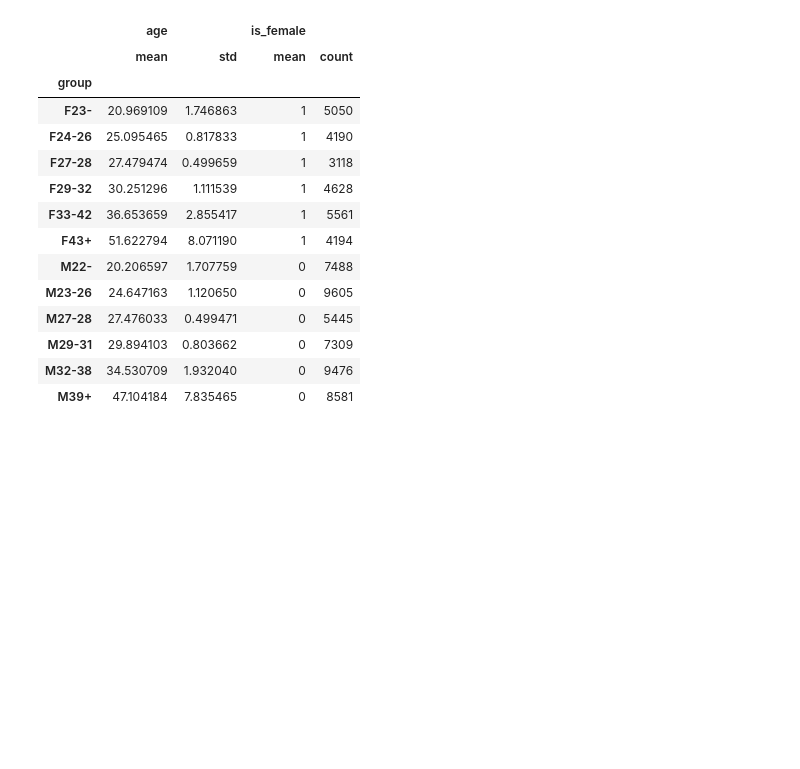
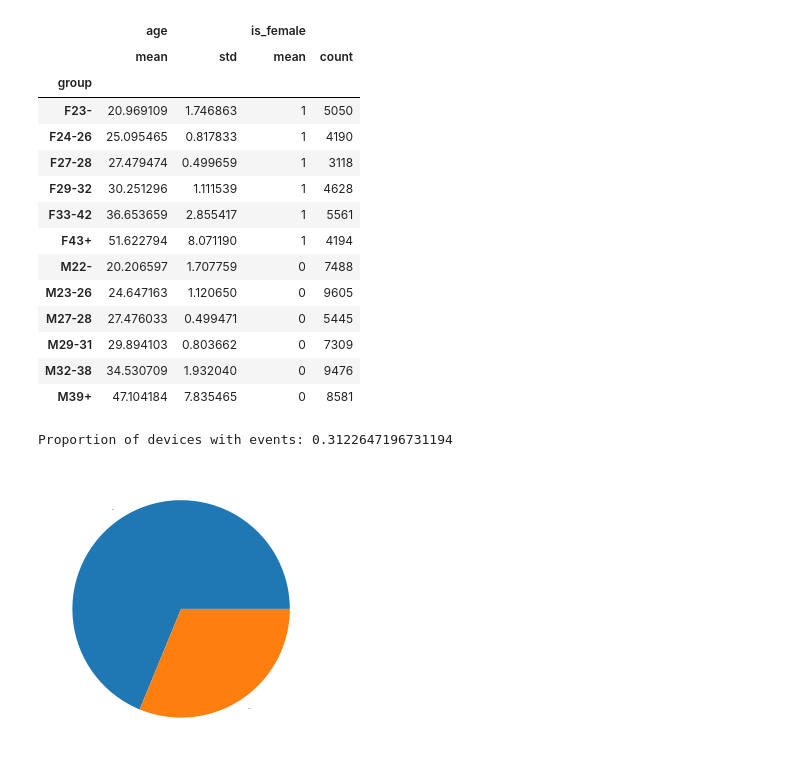
Before and after one commit to chechir/talking_data, a Jupyter notebook: kaggle_days/visualizations.ipynb, the cells around one changed output. Drawn from its saved outputs; the diff is of its cells as text; code cells hidden in the pictures; blank space fills up the shorter version.

```diff
--- a/kaggle_days/visualizations.ipynb
+++ b/kaggle_days/visualizations.ipynb
@@ -35,6 +37,15 @@ df_train.groupby('group').agg({"age": ["mean", "std"], "is_female": ["mean", "co
 | M29-31 | 29.894103 | 0.803662 | 0 | 7309 |
 | M32-38 | 34.530709 | 1.932040 | 0 | 9476 |
 | M39+ | 47.104184 | 7.835465 | 0 | 8581 |
+# %%
+fig, ax = plt.subplots(1, 1, figsize=(5, 5))
+df_train['has_events'].value_counts().plot.pie(ax=ax, legend=False, fontsize=0, table=False)
+plt.axis('off')
+
+print('Proportion of devices with events: {}'.format(df_train['has_events'].mean()))
+# %% [output]
+Proportion of devices with events: 0.3122647196731194
+[figure, added]
 # %%
 fig, ax = plt.subplots(1, 1, figsize=(12,7))
 df = df_train.groupby('group').agg({"age": "count"}).reset_index()
```
Also changed, not shown: parts of 9 cells of this notebook, 3 other files.
